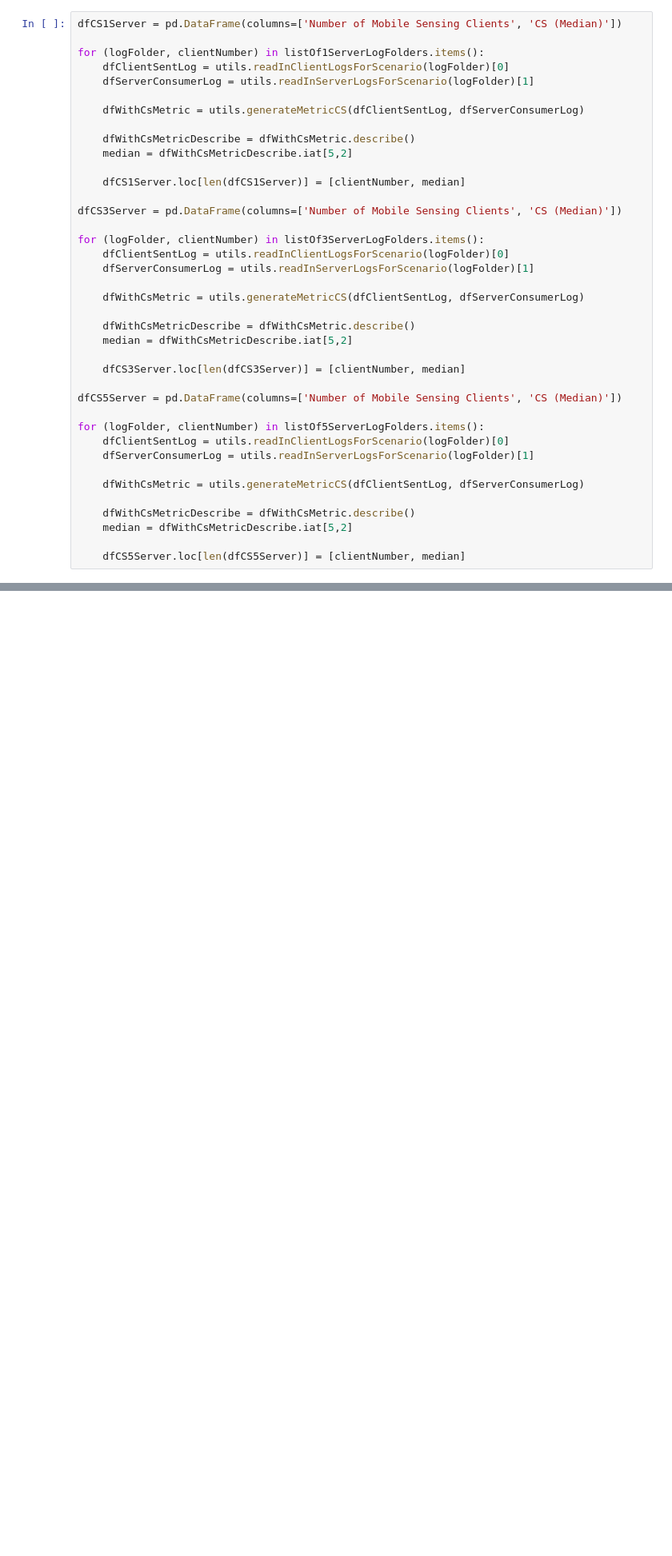
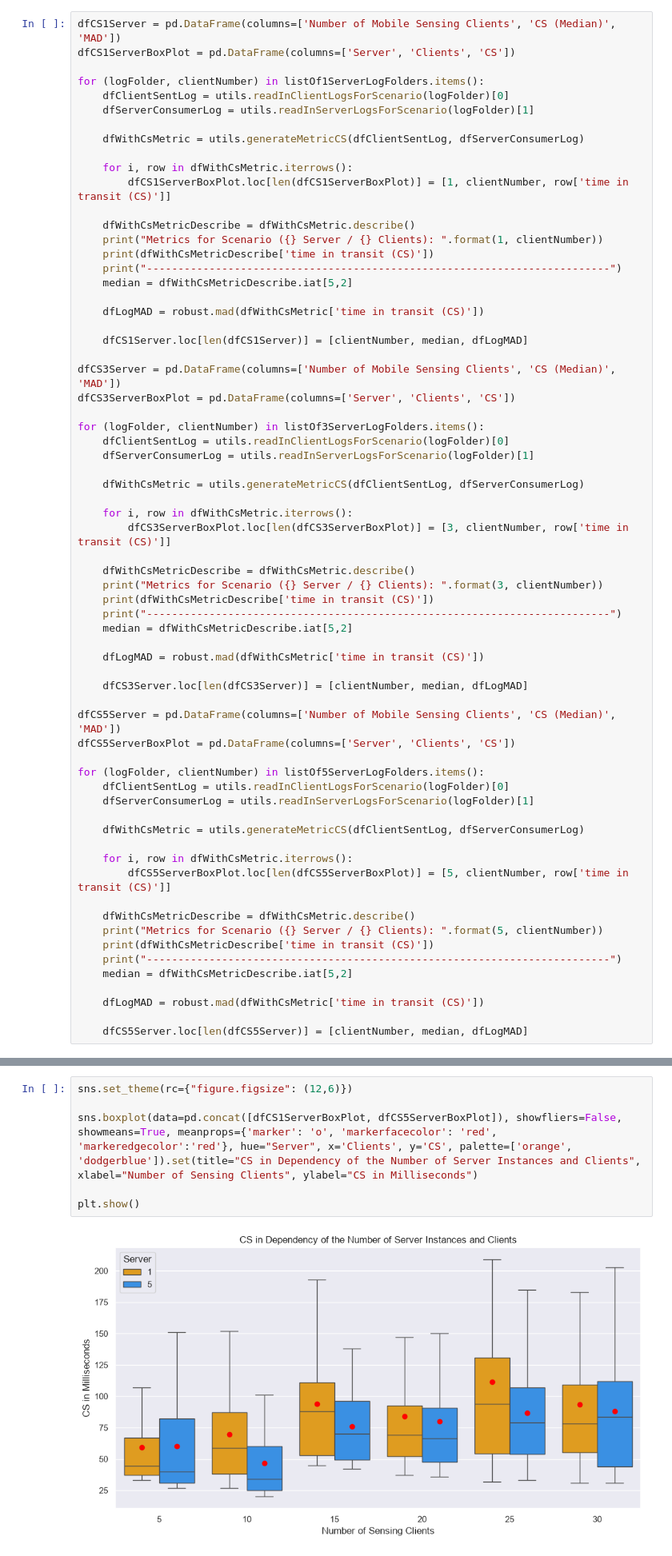
Before and after one commit to leopoldBlk/crowd-monitoring-mcs-application, a Jupyter notebook: evaluation/metricsCalculation/CS.ipynb, the cells around one changed output, grey strips where cells are left out. Shown at 80% size. Cells and saved outputs as stored; diff of their text form; blank space fills up the shorter version.

```diff
--- a/evaluation/metricsCalculation/CS.ipynb
+++ b/evaluation/metricsCalculation/CS.ipynb
@@ -32,7 +34,8 @@ listOf5ServerLogFolders = {
     '../data/5_server/30_clients': 30,
 }
 # %%
-dfCS1Server = pd.DataFrame(columns=['Number of Mobile Sensing Clients', 'CS (Median)'])
+dfCS1Server = pd.DataFrame(columns=['Number of Mobile Sensing Clients', 'CS (Median)', 'MAD'])
+dfCS1ServerBoxPlot = pd.DataFrame(columns=['Server', 'Clients', 'CS'])
 
 for (logFolder, clientNumber) in listOf1ServerLogFolders.items():
     dfClientSentLog = utils.readInClientLogsForScenario(logFolder)[0]
@@ -40,12 +43,21 @@ for (logFolder, clientNumber) in listOf1ServerLogFolders.items():
 
     dfWithCsMetric = utils.generateMetricCS(dfClientSentLog, dfServerConsumerLog)
 
+    for i, row in dfWithCsMetric.iterrows():
+        dfCS1ServerBoxPlot.loc[len(dfCS1ServerBoxPlot)] = [1, clientNumber, row['time in transit (CS)']]
+
     dfWithCsMetricDescribe = dfWithCsMetric.describe()
+    print("Metrics for Scenario ({} Server / {} Clients): ".format(1, clientNumber))
+    print(dfWithCsMetricDescribe['time in transit (CS)'])
+    print("--------------------------------------------------------------------------")
     median = dfWithCsMetricDescribe.iat[5,2]
 
-    dfCS1Server.loc[len(dfCS1Server)] = [clientNumber, median]
+    dfLogMAD = robust.mad(dfWithCsMetric['time in transit (CS)'])
 
-dfCS3Server = pd.DataFrame(columns=['Number of Mobile Sensing Clients', 'CS (Median)'])
+    dfCS1Server.loc[len(dfCS1Server)] = [clientNumber, median, dfLogMAD]
+
+dfCS3Server = pd.DataFrame(columns=['Number of Mobile Sensing Clients', 'CS (Median)', 'MAD'])
+dfCS3ServerBoxPlot = pd.DataFrame(columns=['Server', 'Clients', 'CS'])
 
 for (logFolder, clientNumber) in listOf3ServerLogFolders.items():
     dfClientSentLog = utils.readInClientLogsForScenario(logFolder)[0]
@@ -53,12 +65,21 @@ for (logFolder, clientNumber) in listOf3ServerLogFolders.items():
 
     dfWithCsMetric = utils.generateMetricCS(dfClientSentLog, dfServerConsumerLog)
 
+    for i, row in dfWithCsMetric.iterrows():
+        dfCS3ServerBoxPlot.loc[len(dfCS3ServerBoxPlot)] = [3, clientNumber, row['time in transit (CS)']]
+
     dfWithCsMetricDescribe = dfWithCsMetric.describe()
+    print("Metrics for Scenario ({} Server / {} Clients): ".format(3, clientNumber))
+    print(dfWithCsMetricDescribe['time in transit (CS)'])
+    print("--------------------------------------------------------------------------")
     median = dfWithCsMetricDescribe.iat[5,2]
 
-    dfCS3Server.loc[len(dfCS3Server)] = [clientNumber, median]
+    dfLogMAD = robust.mad(dfWithCsMetric['time in transit (CS)'])
 
-dfCS5Server = pd.DataFrame(columns=['Number of Mobile Sensing Clients', 'CS (Median)'])
+    dfCS3Server.loc[len(dfCS3Server)] = [clientNumber, median, dfLogMAD]
+
+dfCS5Server = pd.DataFrame(columns=['Number of Mobile Sensing Clients', 'CS (Median)', 'MAD'])
+dfCS5ServerBoxPlot = pd.DataFrame(columns=['Server', 'Clients', 'CS'])
 
 for (logFolder, clientNumber) in listOf5ServerLogFolders.items():
     dfClientSentLog = utils.readInClientLogsForScenario(logFolder)[0]
@@ -66,7 +87,15 @@ for (logFolder, clientNumber) in listOf5ServerLogFolders.items():
 
     dfWithCsMetric = utils.generateMetricCS(dfClientSentLog, dfServerConsumerLog)
 
+    for i, row in dfWithCsMetric.iterrows():
+        dfCS5ServerBoxPlot.loc[len(dfCS5ServerBoxPlot)] = [5, clientNumber, row['time in transit (CS)']]
+
     dfWithCsMetricDescribe = dfWithCsMetric.describe()
+    print("Metrics for Scenario ({} Server / {} Clients): ".format(5, clientNumber))
+    print(dfWithCsMetricDescribe['time in transit (CS)'])
+    print("--------------------------------------------------------------------------")
     median = dfWithCsMetricDescribe.iat[5,2]
 
-    dfCS5Server.loc[len(dfCS5Server)] = [clientNumber, median]
+    dfLogMAD = robust.mad(dfWithCsMetric['time in transit (CS)'])
+
+    dfCS5Server.loc[len(dfCS5Server)] = [clientNumber, median, dfLogMAD]
@@ -92,0 +150,8 @@ plt.show()
+# %%
+sns.set_theme(rc={"figure.figsize": (12,6)})
+
+sns.boxplot(data=pd.concat([dfCS1ServerBoxPlot, dfCS5ServerBoxPlot]), showfliers=False, showmeans=True, meanprops={'marker': 'o', 'markerfacecolor': 'red', 'markeredgecolor':'red'}, hue="Server", x='Clients', y='CS', palette=['orange', 'dodgerblue']).set(title="CS in Dependency of the Number of Server Instances and Clients", xlabel="Number of Sensing Clients", ylabel="CS in Milliseconds")
+
+plt.show()
+# %% [output]
+[figure, added]
```
Also changed, not shown: parts of 3 cells of this notebook.
